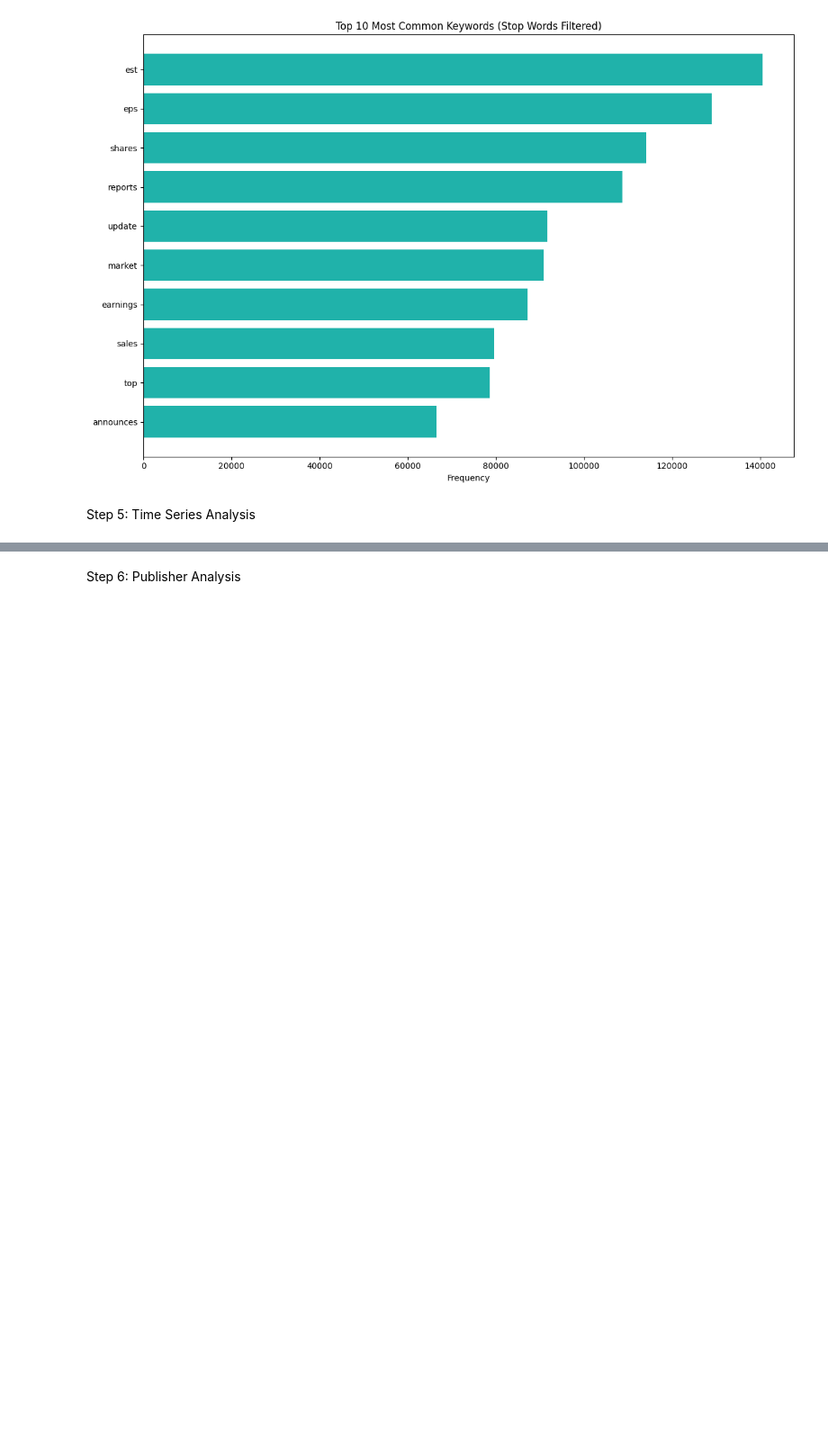
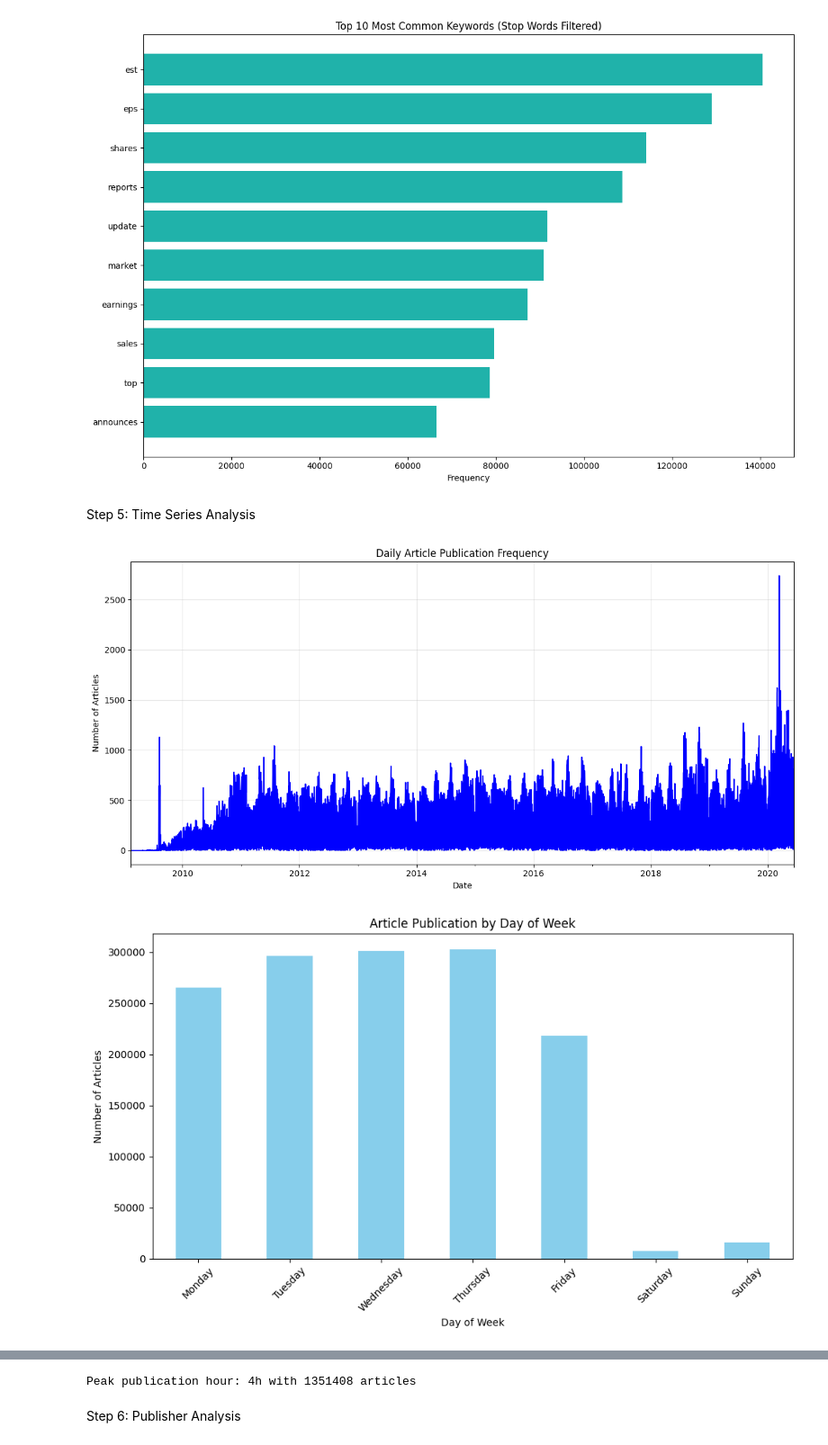
Before and after one commit to Turemo-Bedho/10academy-week1-stockAnalysis, a Jupyter notebook: notebooks/eda_financial_news.ipynb, the cells around one changed output, grey strips where cells are left out. Shown at 90% size. Drawn from its saved outputs; the diff is of its cells as text; code cells hidden in the pictures; blank space fills up the shorter version.

Commit message:
feat: complete time series analysis and Pubsglier anaylsis

```diff
--- a/notebooks/eda_financial_news.ipynb
+++ b/notebooks/eda_financial_news.ipynb
@@ -336,3 +336,43 @@ Pre-defined financial keyword frequency in headlines:
 [figure]
 # %% [markdown]
 Step 5: Time Series Analysis
+# %%
+## 1. Publication frequency over time
+daily_counts = df.set_index('date').resample('D').size()
+
+plt.figure(figsize=(12, 6))
+daily_counts.plot(title='Daily Article Publication Frequency', color='blue')
+plt.xlabel('Date')
+plt.ylabel('Number of Articles')
+plt.grid(True, alpha=0.3)
+plt.tight_layout()
+plt.show()
+
+## 2. Publication by day of week
+day_order = ['Monday', 'Tuesday', 'Wednesday', 'Thursday', 'Friday', 'Saturday', 'Sunday']
+day_counts = df['publication_day'].value_counts().reindex(day_order, fill_value=0)
+
+plt.figure(figsize=(10, 6))
+day_counts.plot(kind='bar', color='skyblue')
+plt.title('Article Publication by Day of Week')
+plt.xlabel('Day of Week')
+plt.ylabel('Number of Articles')
+plt.xticks(rotation=45)
+plt.tight_layout()
+plt.show()
+
+## 3. Publication by hour
+hour_counts = df['publication_hour'].value_counts().sort_index()
+
+plt.figure(figsize=(12, 6))
+hour_counts.plot(kind='bar', color='lightgreen')
+plt.title('Article Publication by Hour of Day')
+plt.xlabel('Hour of Day (24h)')
+plt.ylabel('Number of Articles')
+plt.tight_layout()
+plt.show()
+
+print(f"Peak publication hour: {hour_counts.idxmax()}h with {hour_counts.max()} articles")
+# %% [output]
+[figure, added]
+[figure, added]
@@ -339,2 +380,3 @@ Step 5: Time Series Analysis
+Peak publication hour: 4h with 1351408 articles
 # %% [markdown]
  Step 6: Publisher Analysis
```
Also changed, not shown: parts of 2 cells of this notebook.
